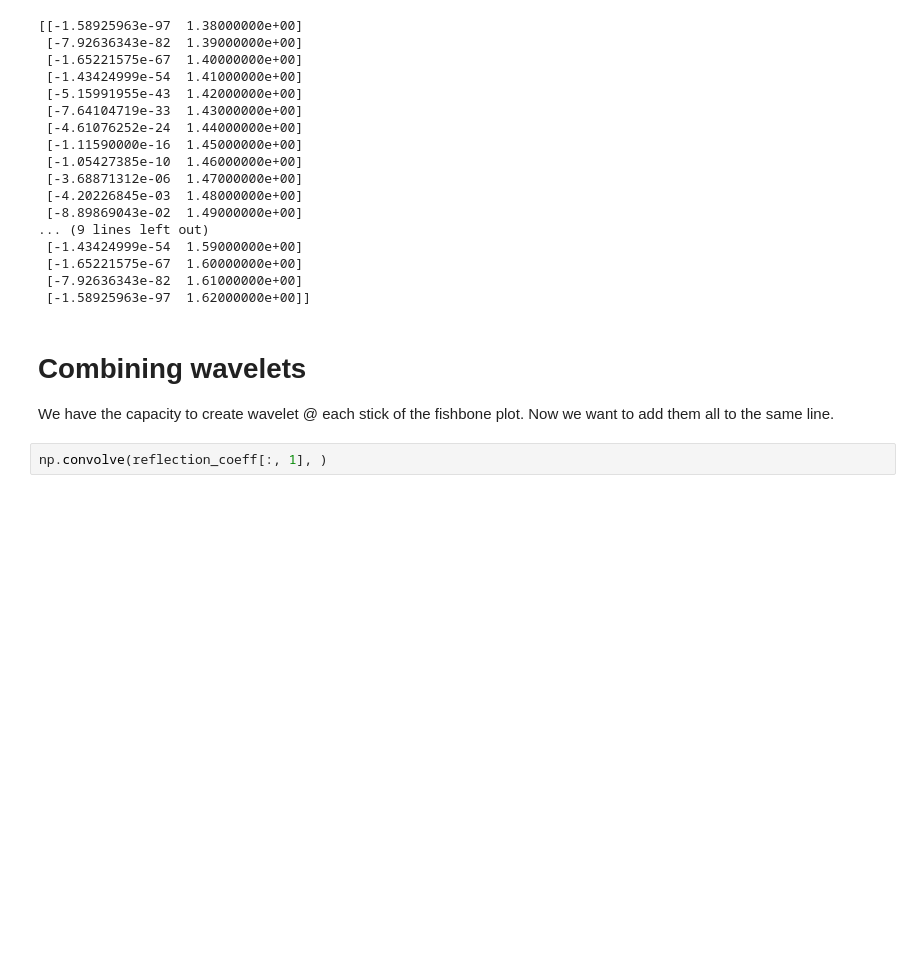
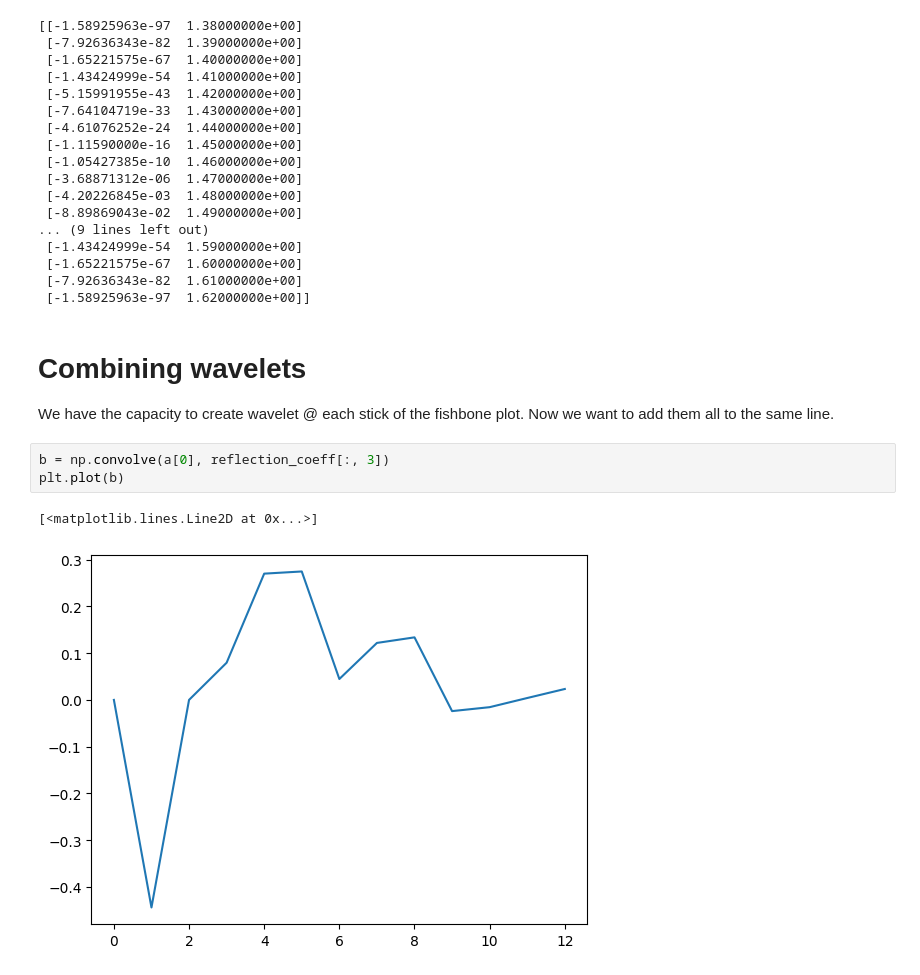
Before and after one commit to Dunckleosteus/seismic, a Jupyter notebook: seismic.ipynb, the cells around one changed output. Saved outputs shown, nothing was run; the diff lists cells and outputs as text; blank space fills up the shorter version.

```diff
--- a/seismic.ipynb
+++ b/seismic.ipynb
@@ -180,5 +185,9 @@ print(a)
 # %% [markdown]
 # Combining wavelets
 We have the capacity to create wavelet @ each stick of the fishbone plot. Now we want to add them all to the same line.
-# %%
-np.convolve(reflection_coeff[:, 1], )
+# %%
+b = np.convolve(a[0], reflection_coeff[:, 3])
+plt.plot(b)
+# %% [output]
+[<matplotlib.lines.Line2D at 0x...>]
+[figure, added]
```
Also changed, not shown: parts of 1 cell of this notebook.
